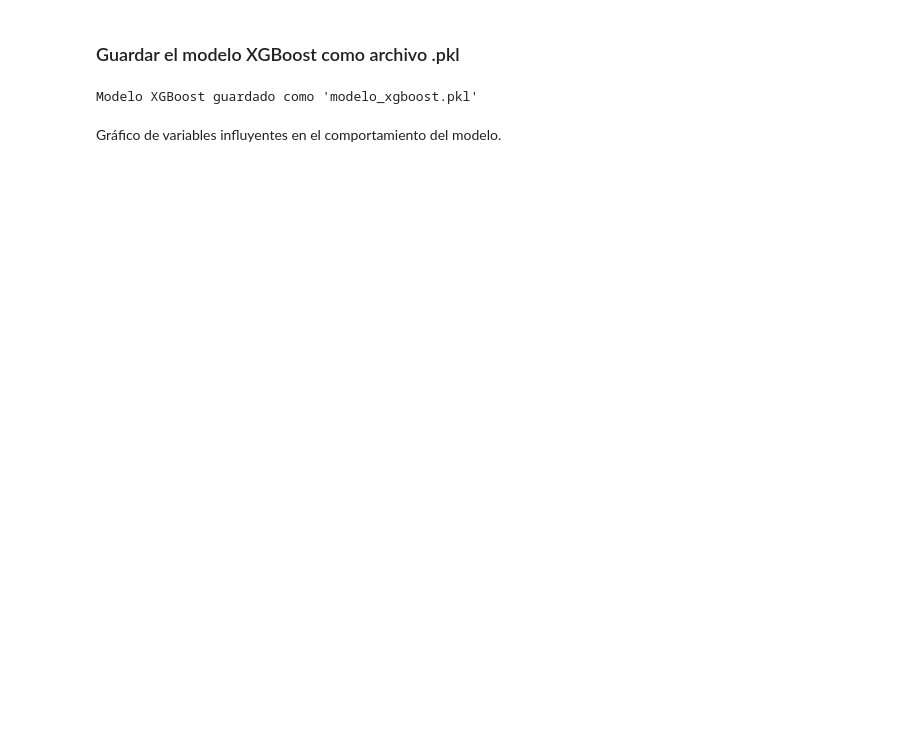
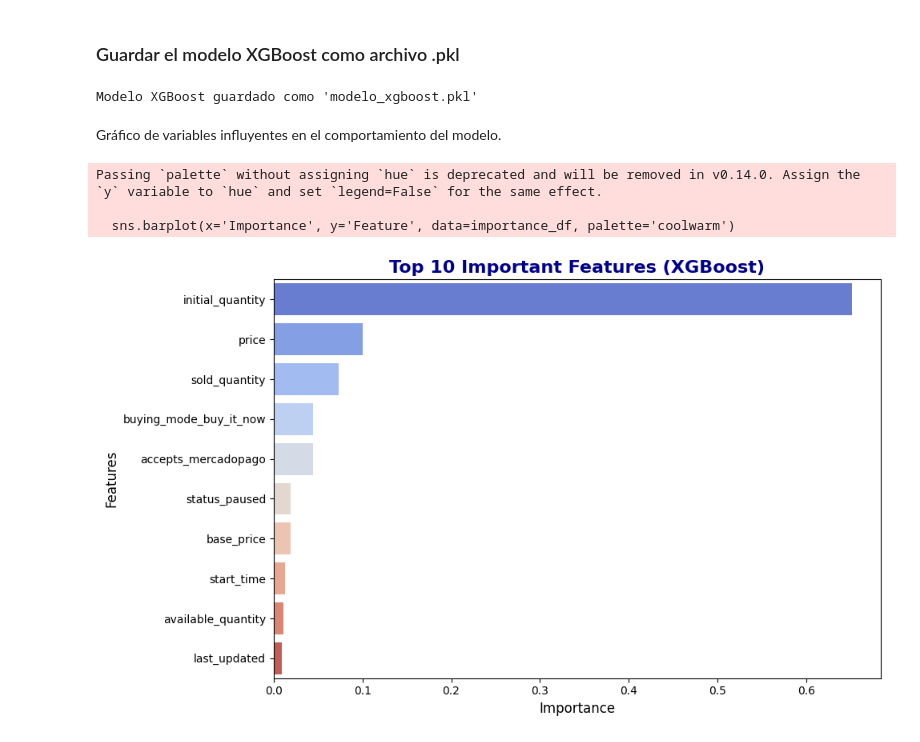
Before and after one commit to jalvergara/model_training, a Jupyter notebook: Notebooks/002_model_training.ipynb, the cells around one changed output. Cells and saved outputs as stored; diff of their text form; code cells hidden in the pictures; blank space fills up the shorter version.

```diff
--- a/Notebooks/002_model_training.ipynb
+++ b/Notebooks/002_model_training.ipynb
@@ -165,3 +168,31 @@ print("Modelo XGBoost guardado como 'modelo_xgboost.pkl'")
 Modelo XGBoost guardado como 'modelo_xgboost.pkl'
 # %% [markdown]
 Gráfico de variables influyentes en el comportamiento del modelo.
+# %%
+
+# Obtener las importancias de las características del modelo XGBoost entrenado
+importances = xgb_clf.feature_importances_
+
+# Crear un DataFrame para visualizar mejor las importancias
+importance_df = pd.DataFrame({'Feature': X.columns, 'Importance': importances})
+
+# Ordenar las características por importancia
+importance_df = importance_df.sort_values(by='Importance', ascending=False).head(10)  # Top 10
+
+# Crear el gráfico de barras
+plt.figure(figsize=(10, 6))
+sns.barplot(x='Importance', y='Feature', data=importance_df, palette='coolwarm')
+
+# Personalizar el título y etiquetas
+plt.title('Top 10 Important Features (XGBoost)', fontsize=16, fontweight='bold', color='darkblue')
+plt.xlabel('Importance', fontsize=12)
+plt.ylabel('Features', fontsize=12)
+
+# Mostrar el gráfico
+plt.tight_layout()
+plt.show()
+# %% [output]
+Passing `palette` without assigning `hue` is deprecated and will be removed in v0.14.0. Assign the `y` variable to `hue` and set `legend=False` for the same effect.
+
+  sns.barplot(x='Importance', y='Feature', data=importance_df, palette='coolwarm')
+[figure, added]
```
Also changed, not shown: parts of 14 cells of this notebook.
